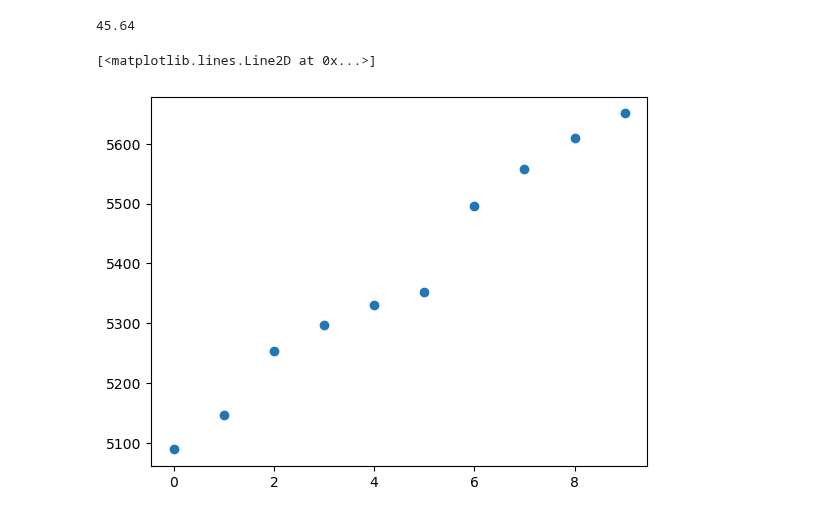
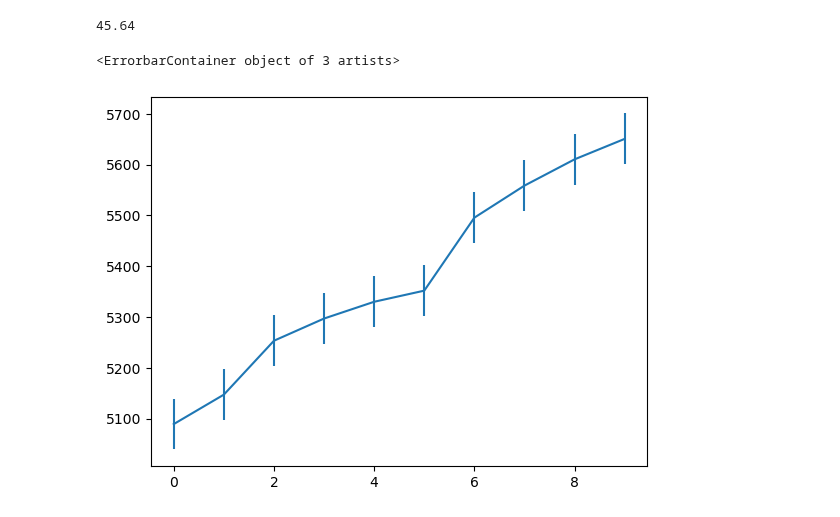
Before and after one commit to Xuanyiyiren/Fundamental-Laboratory-Experiment-in-Nuclear-Electronics-II, a Jupyter notebook: Experiment-4/237Pudecay.ipynb, the cells around one changed output. Saved outputs shown, nothing was run; the diff lists cells and outputs as text; code cells hidden in the pictures.

```diff
--- a/Experiment-4/237Pudecay.ipynb
+++ b/Experiment-4/237Pudecay.ipynb
@@ -77,7 +77,7 @@ df['half_life'][0]
 45.64
 # %%
 import matplotlib.pyplot as plt
-plt.plot(ene,'o')
+plt.errorbar(df.index,df['energy'],50)
 # %% [output]
-[<matplotlib.lines.Line2D at 0x...>]
+<ErrorbarContainer object of 3 artists>
-[figure, old version]
+[figure, new version]
```
Also changed, not shown: 43 other files.
